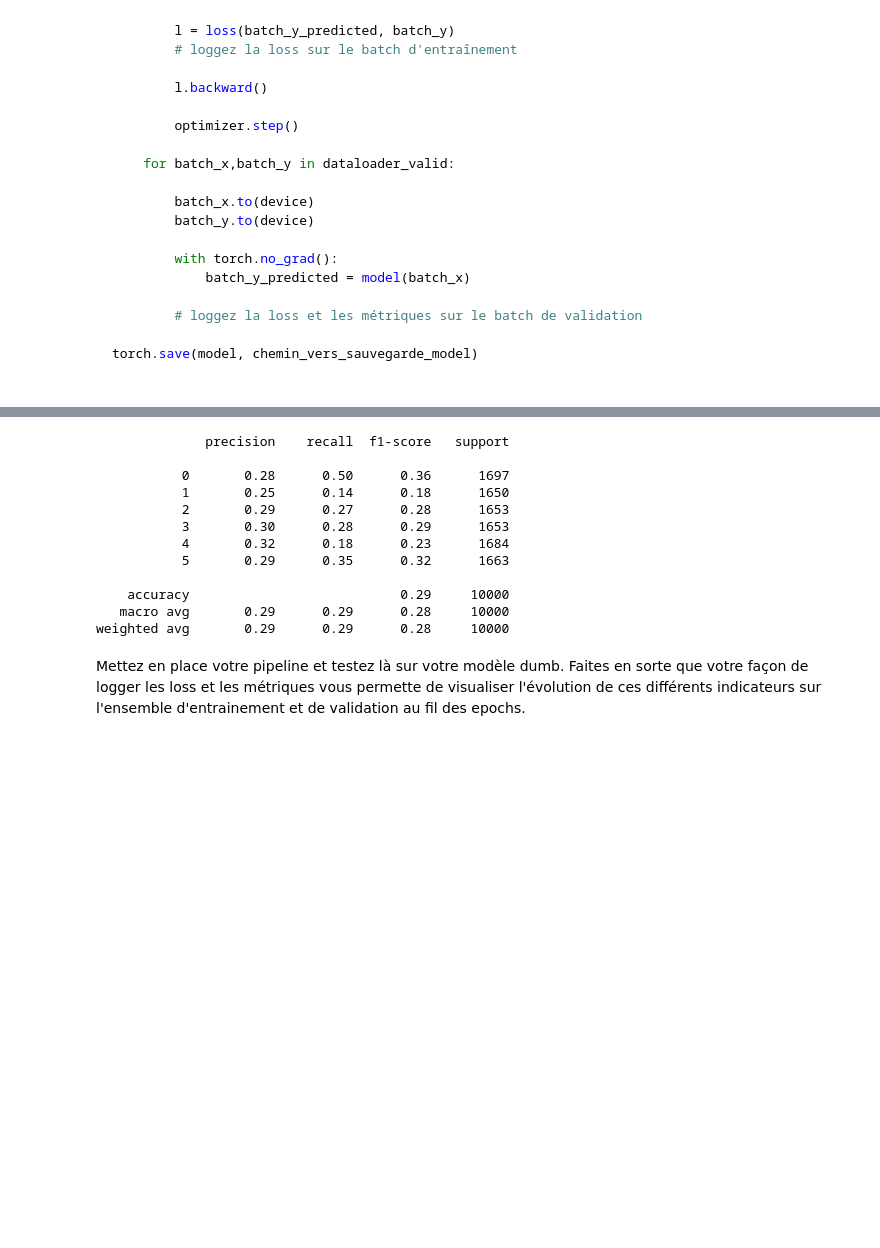
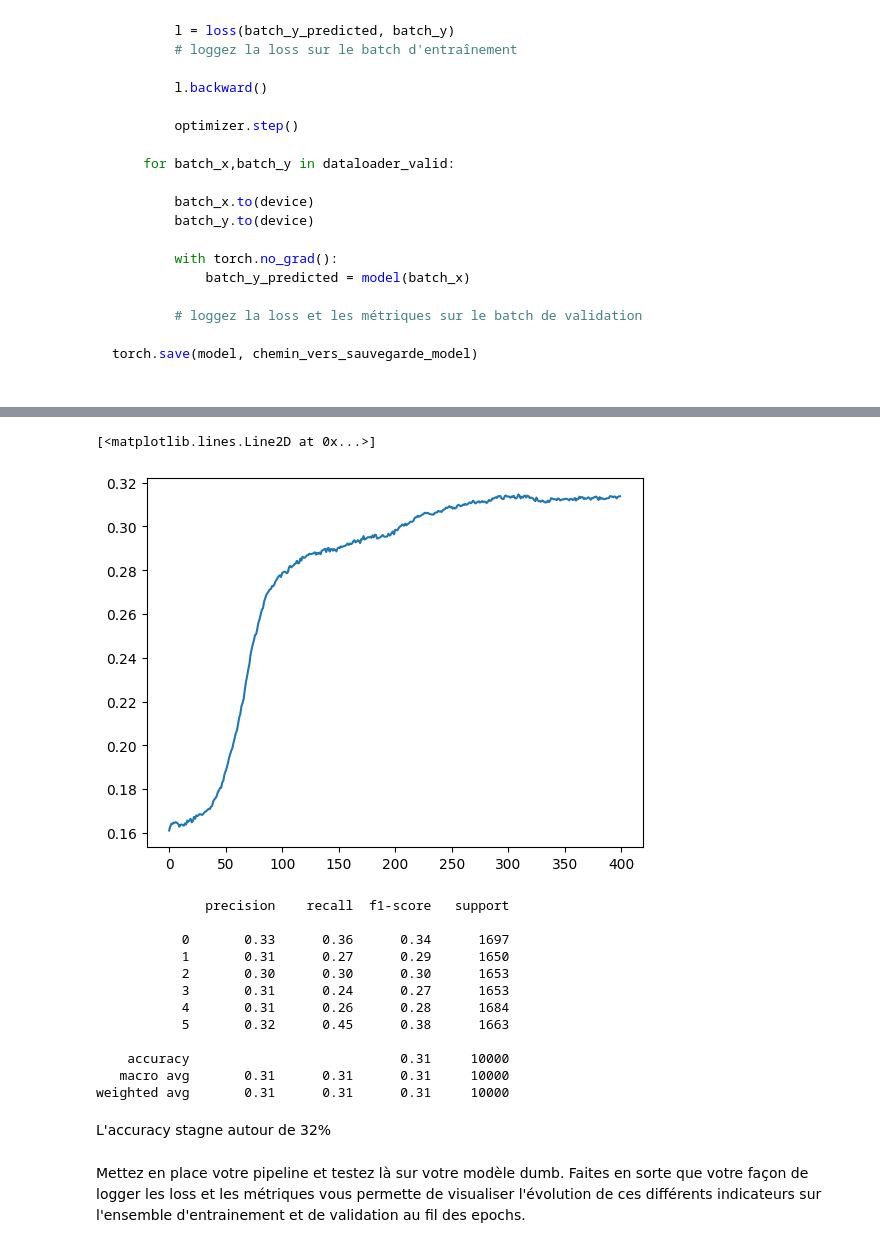
Before and after one commit to QMoayedpour/tp3_dlts, a Jupyter notebook: dlts_tp3.ipynb, the cells around one changed output, grey strips where cells are left out. Saved outputs shown, nothing was run; the diff lists cells and outputs as text; code cells hidden in the pictures; blank space fills up the shorter version.

```diff
--- a/dlts_tp3.ipynb
+++ b/dlts_tp3.ipynb
@@ -500,20 +507,26 @@ train_loader
+# %%
+plt.plot(trainer.accuracy_test)
+# %% [output]
+[<matplotlib.lines.Line2D at 0x...>]
+[figure, added]
 # %%
 test_loader = DataLoader(MyDataset("test.hdf5"), shuffle=True, batch_size=32)
-train_loader = DataLoader(MyDataset("train.hdf5"), shuffle=True, batch_size=32)
-trainer.test(test_loader)
+_ = trainer.test(test_loader)
 # %% [output]
               precision    recall  f1-score   support
 
-           0       0.28      0.50      0.36      1697
-           1       0.25      0.14      0.18      1650
-           2       0.29      0.27      0.28      1653
-           3       0.30      0.28      0.29      1653
-           4       0.32      0.18      0.23      1684
-           5       0.29      0.35      0.32      1663
+           0       0.33      0.36      0.34      1697
+           1       0.31      0.27      0.29      1650
+           2       0.30      0.30      0.30      1653
+           3       0.31      0.24      0.27      1653
+           4       0.31      0.26      0.28      1684
+           5       0.32      0.45      0.38      1663
 
-    accuracy                           0.29     10000
-   macro avg       0.29      0.29      0.28     10000
-weighted avg       0.29      0.29      0.28     10000
+    accuracy                           0.31     10000
+   macro avg       0.31      0.31      0.31     10000
+weighted avg       0.31      0.31      0.31     10000
+# %% [markdown]
+L'accuracy stagne autour de 32%
 # %% [markdown]
 Mettez en place votre pipeline et testez là sur votre modèle dumb. Faites en sorte que votre façon de logger les loss et les métriques vous permette de visualiser l'évolution de ces différents indicateurs sur l'ensemble d'entrainement et de validation au fil des epochs.
 # %% [markdown]
```
Also changed, not shown: parts of 3 cells of this notebook.
